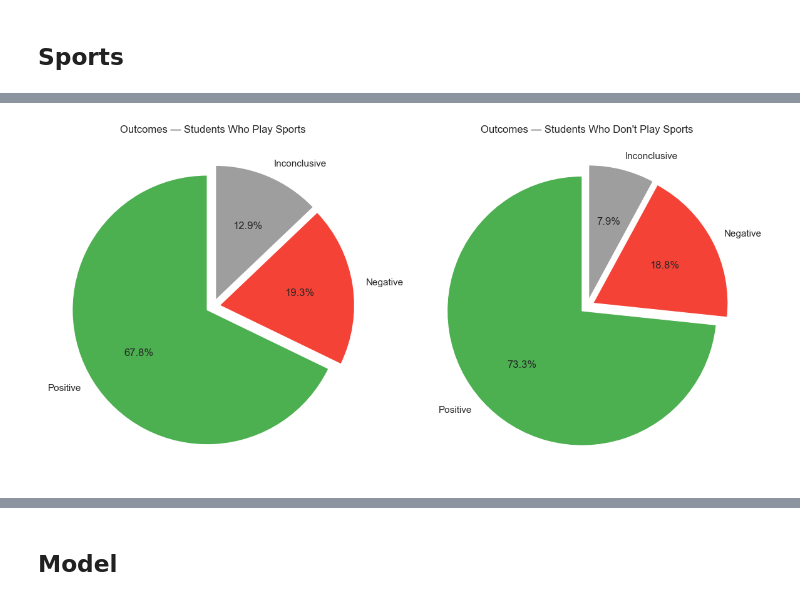
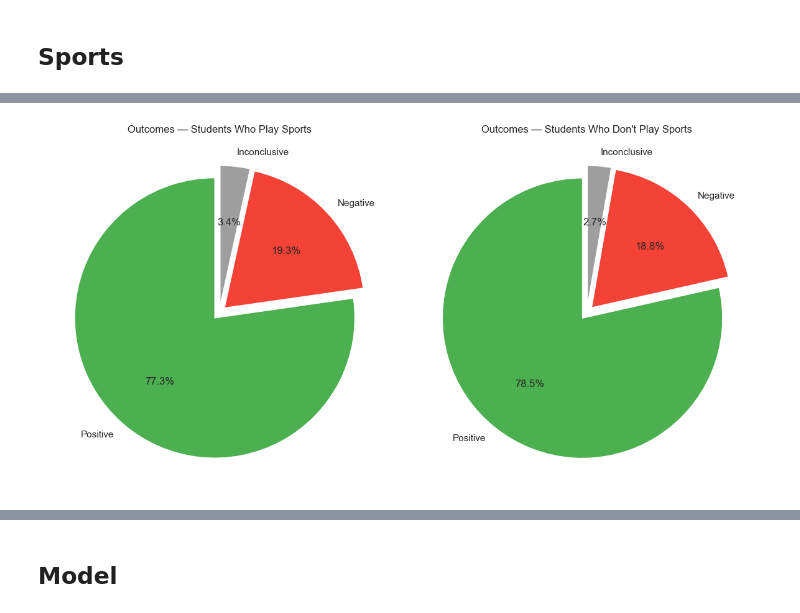
Before and after one commit to jt-gonz/data_science_capstone, a Jupyter notebook: playground.ipynb, the cells around one changed output, grey strips where cells are left out. Cells and saved outputs as stored; diff of their text form; code cells hidden in the pictures.

Commit message:
Additional graphs and statistics with statistical and significance tests.

```diff
--- a/playground.ipynb
+++ b/playground.ipynb
@@ -664,7 +689,7 @@ def categorize_outcome(o):
     o = str(o).lower()
     if o in ["still looking", "seeking employment"]:
         return "Negative"
-    elif "pursuing or furthering education" in o or o == "not seeking":
+    elif o == "not seeking":
         return "Inconclusive"
     else:
         return "Positive"
@@ -866,17 +887,6 @@ plt.show()
 # %% [output]
 [figure]
 # %%
-# --- Step 1: Define outcome categories ---
-def categorize_outcome(o):
-    if pd.isna(o):
-        return None
-    o = str(o).lower()
-    if o in ["still looking", "seeking employment"]:
-        return "Negative"
-    elif "pursuing or furthering education" in o or o == "not seeking":
-        return "Inconclusive"
-    else:
-        return "Positive"
 
 # --- Step 2: Prepare the data ---
 df = clean.dropna(subset=["FTPT", "Outcome"]).copy()
@@ -929,18 +939,6 @@ plt.show()
 # %% [output]
 [figure]
 # %%
-# --- Step 1: Define outcome categories ---
-def categorize_outcome(o):
-    if pd.isna(o):
-        return None
-    o = str(o).lower()
-    if o in ["still looking", "seeking employment"]:
-        return "Negative"
-    elif "pursuing or furthering education" in o or o == "not seeking":
-        return "Inconclusive"
-    else:
-        return "Positive"
-
 # --- Step 2: Prepare data ---
 df = clean.dropna(subset=["SPORT_1", "Outcome", "Recipient Graduation Date"]).copy()
 df["Outcome Category"] = df["Outcome"].apply(categorize_outcome)
@@ -1017,19 +1015,6 @@ for season in seasons:
 [figure]
 [figure]
 # %%
-import pandas as pd
-
-# --- Step 1: Define outcome categorization ---
-def categorize_outcome(o):
-    if pd.isna(o):
-        return None
-    o = str(o).lower()
-    if o in ["still looking", "seeking employment"]:
-        return "Negative"
-    elif "pursuing or furthering education" in o or o == "not seeking":
-        return "Inconclusive"
-    else:
-        return "Positive"
 
 # --- Step 2: Prepare data ---
 df = clean.dropna(subset=["SPORT_1", "Outcome"]).copy()
@@ -1734,7 +1719,7 @@ def categorize_outcome(o):
     o = str(o).lower()
     if o in ["still looking", "seeking employment"]:
         return "Negative"
-    elif "pursuing or furthering education" in o or o == "not seeking":
+    elif "planning to further education" in o or o == "not seeking":
         return "Inconclusive"
     else:
         return "Positive"
@@ -1754,34 +1739,34 @@ no_sports_counts = no_sports_df["Outcome Category"].value_counts().reindex(["Pos
 # --- Step 5: Plot side-by-side pie charts ---
 fig, axes = plt.subplots(1, 2, figsize=(12, 6))
 
 colors = ["#4CAF50", "#F44336", "#9E9E9E"]  # Positive / Negative / Inconclusive
 
 # Pie 1: Students who play sports
 axes[0].pie(
     sports_counts,
     labels=sports_counts.index,
     autopct="%1.1f%%",
     startangle=90,
     colors=colors,
     explode=[0.05]*3
 )
 axes[0].set_title("Outcomes — Students Who Play Sports")
 
 # Pie 2: Students who don't play sports
 axes[1].pie(
     no_sports_counts,
     labels=no_sports_counts.index,
     autopct="%1.1f%%",
     startangle=90,
     colors=colors,
     explode=[0.05]*3
 )
 axes[1].set_title("Outcomes — Students Who Don't Play Sports")
 
 plt.tight_layout()
 plt.show()
 # %% [output]
-[figure, old version]
+[figure, new version]
 # %%
 list(clean.columns)
 # %% [output]
```
Also changed, not shown: parts of 20 cells of this notebook, 1 other file.
